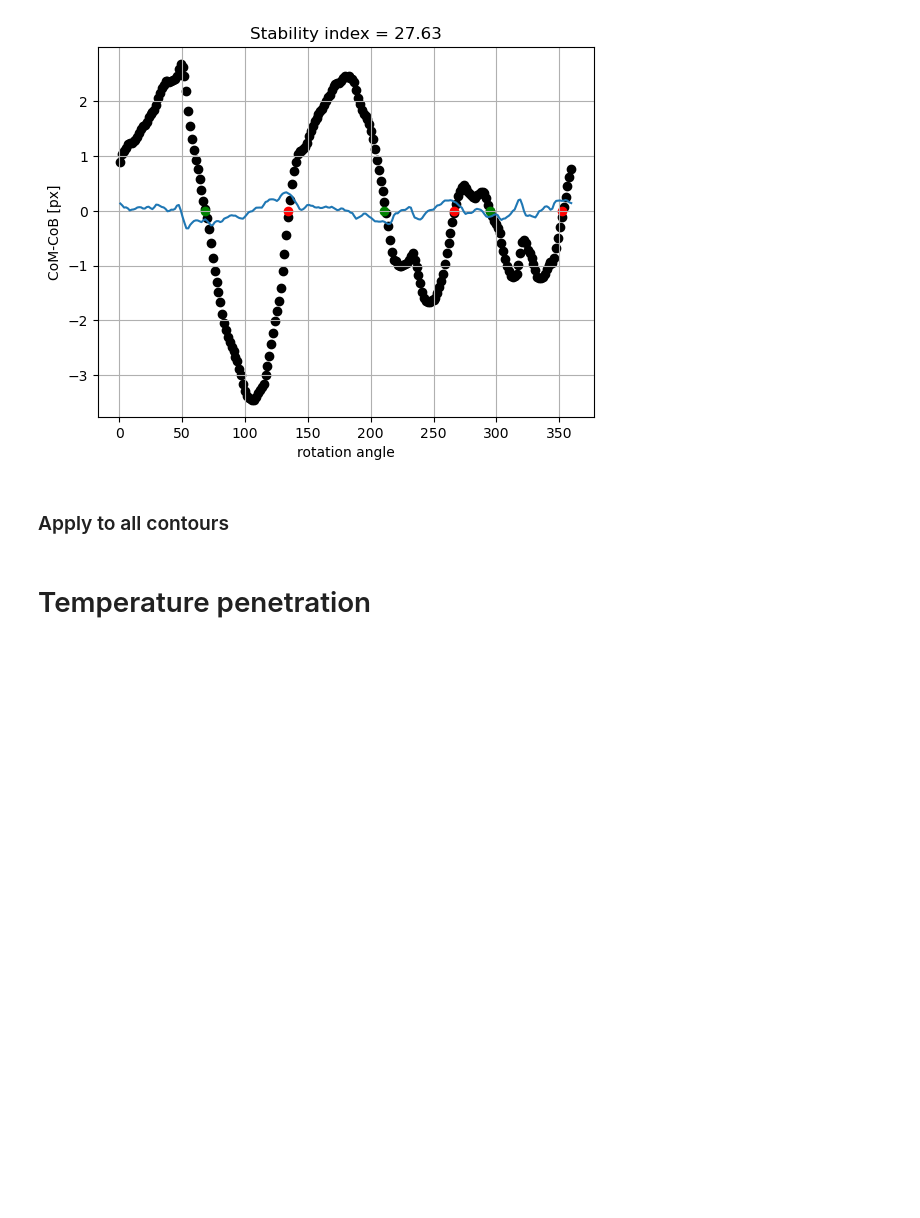
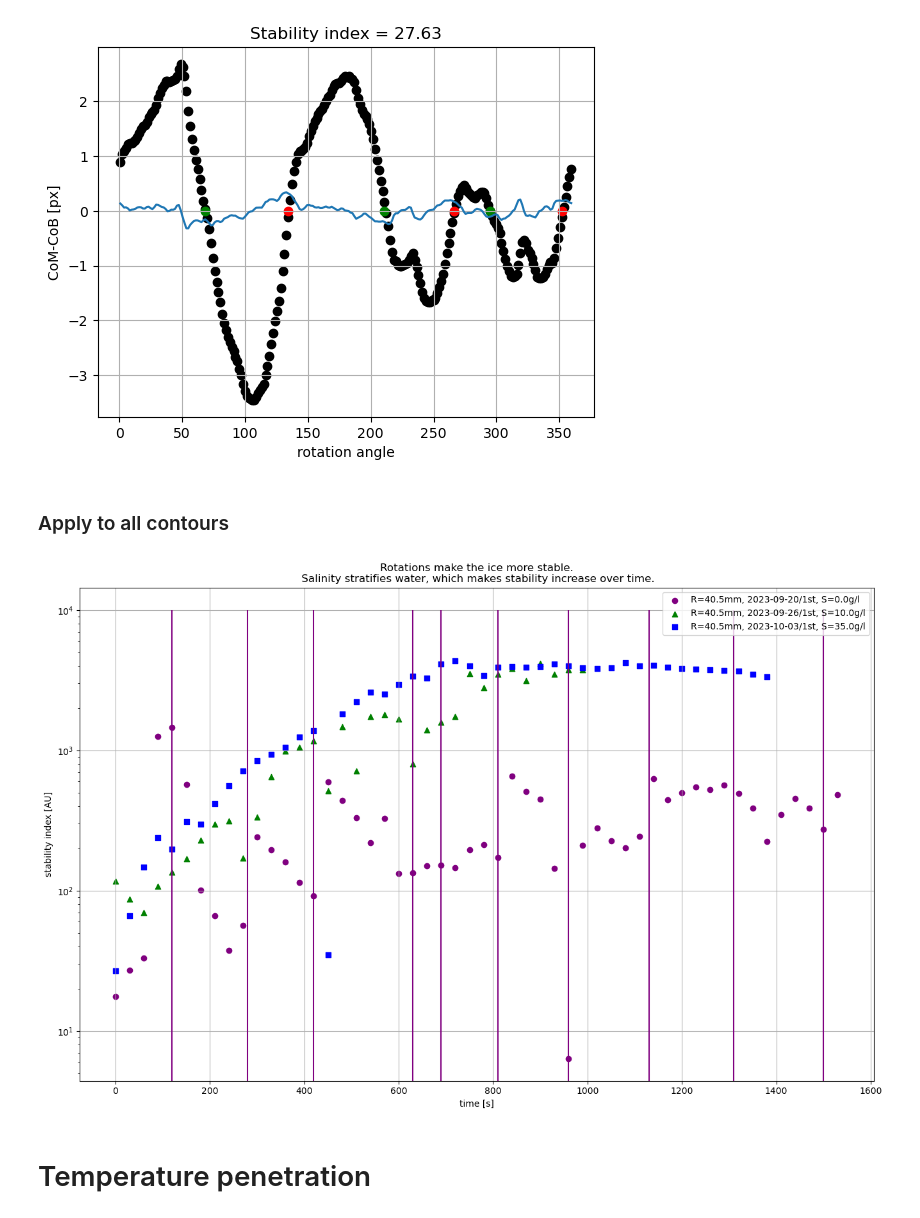
Before and after one commit to ebellincioni/floatingIce, a Jupyter notebook: 23-09-13_floating_dataAnalysis.ipynb, the cells around one changed output. Cells and saved outputs as stored; diff of their text form; code cells hidden in the pictures; blank space fills up the shorter version.

```diff
--- a/23-09-13_floating_dataAnalysis.ipynb
+++ b/23-09-13_floating_dataAnalysis.ipynb
@@ -56,7 +56,7 @@ def PolyArea(x,y):
     return 0.5*np.abs(np.dot(x,np.roll(y,1))-np.dot(y,np.roll(x,1)))
 
 def Kell_rho(T):
-    """Returns density of water at temperature T according to the Kell function (5th order polynomial fit)
+    """Returns density of PURE water at temperature T according to the Kell function (5th order polynomial fit)
 
     Args:
         T (float): temperature [degC]
@@ -72,6 +72,15 @@ def Kell_rho(T):
     f = 999.83952
     g = 0.01687985
     rho = (((((a*T+b)*T+c)*T+d)*T+e)*T+f) / (1+g*T)
+    return rho
+
+def MH_rho(T,S):
+    a0,a1,a2,a3,a4,a5 = 8.211458E-01,-3.959680E-03,7.305182E-05,-8.282446E-07,5.386657E-09,0
+    A = a0 + a1*T + a2*T**2 + a3*T**3 + a4*T**4 + a5*T**5
+    b0,b1,b2 = -6.058307E-03,8.265457E-05,-1.077747E-06
+    B = b0 + b1*T + b2*T**2
+    C = 5.265280E-04
+    rho = A*S + B*S**1.5 + C*S**2 + Kell_rho(T)
     return rho
 
 def Ra(r,T1,T2):
@@ -90,7 +99,7 @@ def Ra(r,T1,T2):
     deltaRho = abs(Kell_rho(T1)-Kell_rho(T2))
     return g*deltaRho*(2*r)**3/(alpha*nu*rho)
 
-def Ra_salinity(r,S=0,T1,T2):
+def Ra_salinity(r,T1,T2,S=0):
     """Calculates Rayleigh number for a cylinder in (possibly salty) water, given radius,salinity, and two temperatures.
     The density is calculated according to the Millero and Huang, 2009.
 
@@ -103,9 +112,7 @@ def Ra_salinity(r,S=0,T1,T2):
     Returns:
         float: Rayleigh number
     """
-    A =
-    B =
-    C =
+    rho = MH_rho(S)
     Tavg = np.mean([T1,T2])
     rho = Kell_rho(Tavg)
     deltaRho = abs(Kell_rho(T1)-Kell_rho(T2))
@@ -580,55 +591,36 @@ for ic,cylinder in enumerate(cylinders):
         unstablePointsAngles = []
         for i in zero_crossings:
             if np.gradient(stability[:,1])[i]>0:
                 unstablePointsAngles.append(stability[i,0])
 
         # print(f'Stability index = {360-unstablePointsAngles[-1]+unstablePointsAngles[0]} degrees')
         kwargs_ = [['o','purple'],
                   ['^','green'],
                   ['s','blue']]
 
-        # OLD
-        '''
-        if it==0:
-            plt.scatter(30*it,min(360-unstablePointsAngles[-1],+unstablePointsAngles[0]),marker=kwargs_[ic][0],
-                        c=kwargs_[ic][1],label=f'{cylinder} DIFF')
-        else:
-            plt.scatter(30*it,min(360-unstablePointsAngles[-1],+unstablePointsAngles[0]),marker=kwargs_[ic][0],
-                        c=kwargs_[ic][1])
-        '''
-        # NEW
-
         if it==0:
             plt.scatter(30*it,min(360-unstablePointsAngles[-1],+unstablePointsAngles[0])*max(abs(stability[:,1])),marker=kwargs_[ic][0],
-                        c=kwargs_[ic][1],label=f'{info[1,1]}mm, {cylinder}, S={str(info[1,0])}g/l')
+                        c=kwargs_[ic][1],label=f'R={info[1,1]*1e3:.1f}mm, {cylinder}, S={info[1,0]}g/l')
         else:
             plt.scatter(30*it,min(360-unstablePointsAngles[-1],+unstablePointsAngles[0])*max(abs(stability[:,1])),marker=kwargs_[ic][0],
                         c=kwargs_[ic][1])
-
-        # OLD with alpha
-        '''
-        if it==0:
-            plt.scatter(30*it,min(360-unstablePointsAngles[-1],+unstablePointsAngles[0]),marker=kwargs_[ic][0],alpha=1-1/max(abs(stability[:,1])),
-                        c=kwargs_[ic][1],label=f'{cylinder}')
-        else:
-            plt.scatter(30*it,min(360-unstablePointsAngles[-1],+unstablePointsAngles[0]),marker=kwargs_[ic][0],alpha=1-1/max(abs(stability[:,1])),
-                        c=kwargs_[ic][1])
-        '''
 
 # draw rotation lines
 for t in [12,28,42,63,69,81,96,113,131,150]: # rotation times of 09/20/1st
    plt.vlines(t*10,0,1e4,colors='purple')
 #for t in []: # rotation times of 09/20/1st
 #    plt.vlines(t*10,25,375,colors='blue')
 
 plt.xlabel('time [s]')
 plt.ylabel('stability index [AU]')
 plt.grid()
 plt.legend()
 #plt.ylim(0,4000)
 plt.yscale('log')
 plt.title('Rotations make the ice more stable.\n Salinity stratifies water, which makes stability increase over time.')
 plt.show()
+# %% [output]
+[figure, added]
 # %% [markdown]
 # Temperature penetration
 # %%
```
Also changed, not shown: parts of 1 cell of this notebook.
